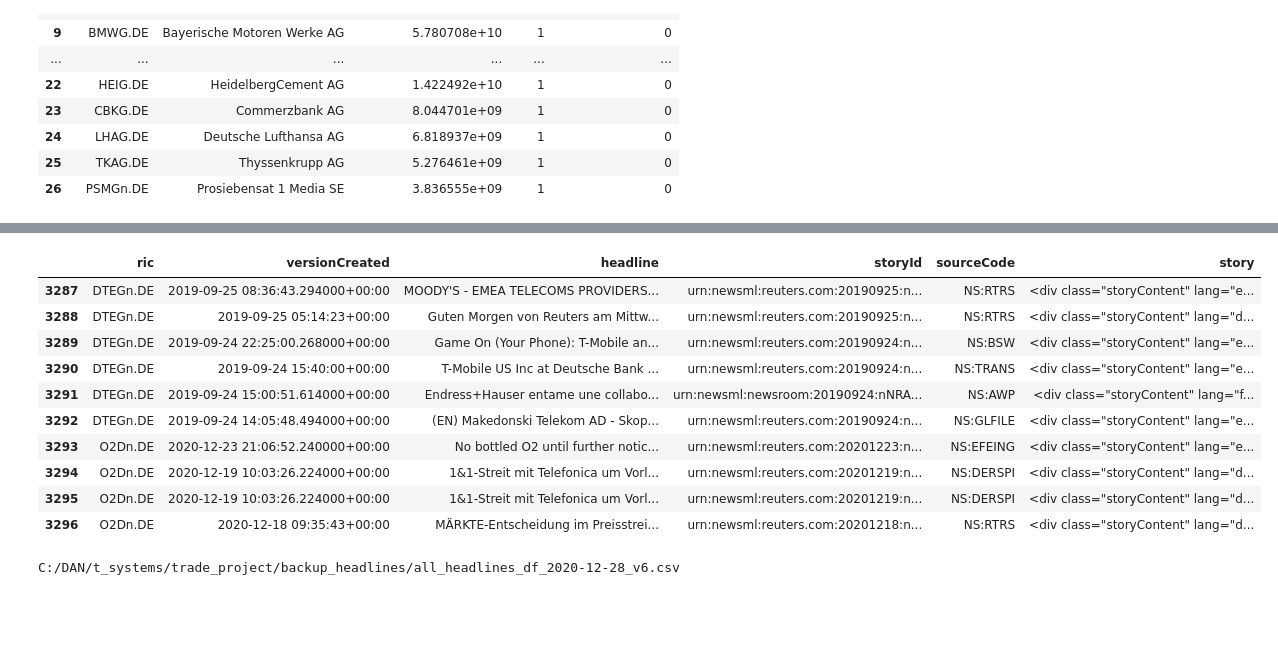
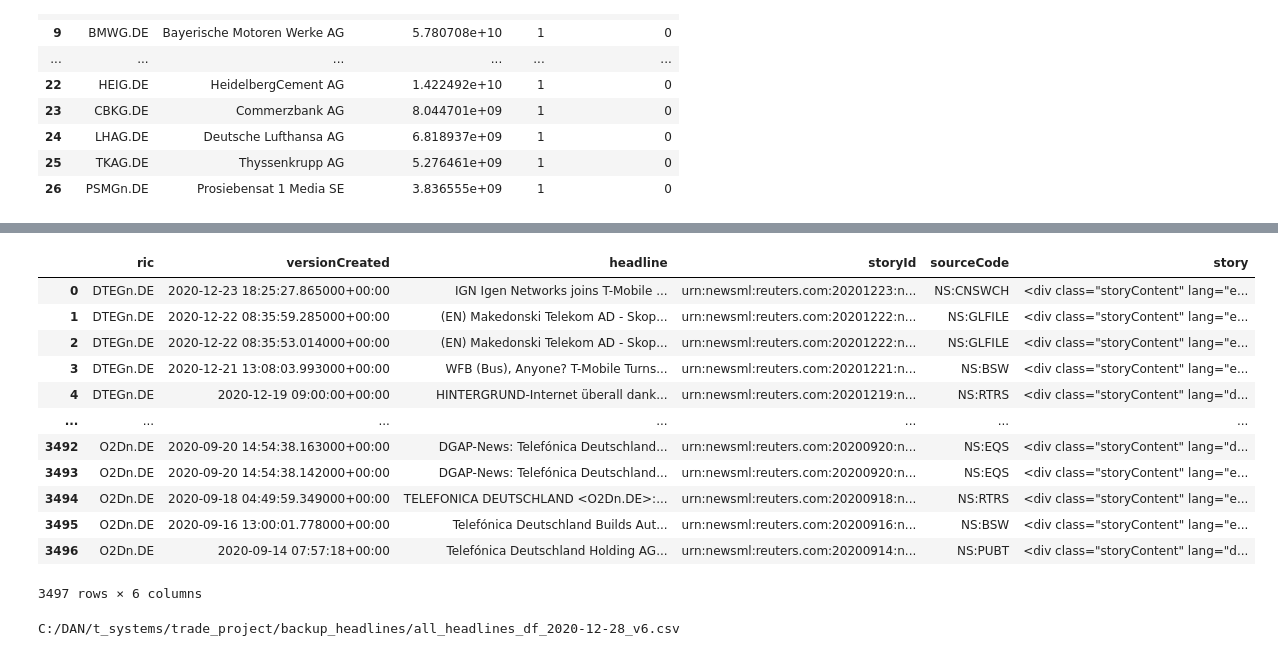
Before and after one commit to dany-kuznetsov/trade_get_news_true_way, a Jupyter notebook: trade_news_collector.ipynb, the cells around one changed output, grey strips where cells are left out. Cells and saved outputs as stored; diff of their text form; code cells hidden in the pictures; blank space fills up the shorter version.

```diff
--- a/trade_news_collector.ipynb
+++ b/trade_news_collector.ipynb
@@ -129,5 +129,6 @@ def get_name_of_latest_file_in_folder(folder_name):
 # Но если мы уже сохраняли файл, достанем самый свежий из папки
 most_latest_file = get_name_of_latest_file_in_folder('C:/DAN/t_systems/trade_project/backup_headlines/')
 all_headlines_df = pd.read_csv(most_latest_file, sep='~')
-print(all_headlines_df.shape)
+all_headlines_df['versionCreated'] = pd.to_datetime(all_headlines_df['versionCreated'])
+print(all_headlines_df.shape, most_latest_file)
 # %% [output]
@@ -293,17 +300,19 @@ KeyError: 'headlines'
 # %%
-all_headlines_df.tail(10)
+all_headlines_df
 # %% [output]
 |  | ric | versionCreated | headline | storyId | sourceCode | story |
-| 3287 | DTEGn.DE | 2019-09-25 08:36:43.294000+00:00 | MOODY'S - EMEA TELECOMS PROVIDERS... | urn:newsml:reuters.com:20190925:n... | NS:RTRS | <div class="storyContent" lang="e... |
-| 3288 | DTEGn.DE | 2019-09-25 05:14:23+00:00 | Guten Morgen von Reuters am Mittw... | urn:newsml:reuters.com:20190925:n... | NS:RTRS | <div class="storyContent" lang="d... |
-| 3289 | DTEGn.DE | 2019-09-24 22:25:00.268000+00:00 | Game On (Your Phone): T-Mobile an... | urn:newsml:reuters.com:20190924:n... | NS:BSW | <div class="storyContent" lang="e... |
-| 3290 | DTEGn.DE | 2019-09-24 15:40:00+00:00 | T-Mobile US Inc at Deutsche Bank ... | urn:newsml:reuters.com:20190924:n... | NS:TRANS | <div class="storyContent" lang="e... |
-| 3291 | DTEGn.DE | 2019-09-24 15:00:51.614000+00:00 | Endress+Hauser entame une collabo... | urn:newsml:newsroom:20190924:nNRA... | NS:AWP | <div class="storyContent" lang="f... |
-| 3292 | DTEGn.DE | 2019-09-24 14:05:48.494000+00:00 | (EN) Makedonski Telekom AD - Skop... | urn:newsml:reuters.com:20190924:n... | NS:GLFILE | <div class="storyContent" lang="e... |
-| 3293 | O2Dn.DE | 2020-12-23 21:06:52.240000+00:00 | No bottled O2 until further notic... | urn:newsml:reuters.com:20201223:n... | NS:EFEING | <div class="storyContent" lang="e... |
-| 3294 | O2Dn.DE | 2020-12-19 10:03:26.224000+00:00 | 1&1-Streit mit Telefonica um Vorl... | urn:newsml:reuters.com:20201219:n... | NS:DERSPI | <div class="storyContent" lang="d... |
-| 3295 | O2Dn.DE | 2020-12-19 10:03:26.224000+00:00 | 1&1-Streit mit Telefonica um Vorl... | urn:newsml:reuters.com:20201219:n... | NS:DERSPI | <div class="storyContent" lang="d... |
-| 3296 | O2Dn.DE | 2020-12-18 09:35:43+00:00 | MÄRKTE-Entscheidung im Preisstrei... | urn:newsml:reuters.com:20201218:n... | NS:RTRS | <div class="storyContent" lang="d... |
+| 0 | DTEGn.DE | 2020-12-23 18:25:27.865000+00:00 | IGN Igen Networks joins T-Mobile ... | urn:newsml:reuters.com:20201223:n... | NS:CNSWCH | <div class="storyContent" lang="e... |
+| 1 | DTEGn.DE | 2020-12-22 08:35:59.285000+00:00 | (EN) Makedonski Telekom AD - Skop... | urn:newsml:reuters.com:20201222:n... | NS:GLFILE | <div class="storyContent" lang="e... |
+| 2 | DTEGn.DE | 2020-12-22 08:35:53.014000+00:00 | (EN) Makedonski Telekom AD - Skop... | urn:newsml:reuters.com:20201222:n... | NS:GLFILE | <div class="storyContent" lang="e... |
+| 3 | DTEGn.DE | 2020-12-21 13:08:03.993000+00:00 | WFB (Bus), Anyone? T-Mobile Turns... | urn:newsml:reuters.com:20201221:n... | NS:BSW | <div class="storyContent" lang="e... |
+| 4 | DTEGn.DE | 2020-12-19 09:00:00+00:00 | HINTERGRUND-Internet überall dank... | urn:newsml:reuters.com:20201219:n... | NS:RTRS | <div class="storyContent" lang="d... |
+| ... | ... | ... | ... | ... | ... | ... |
+| 3492 | O2Dn.DE | 2020-09-20 14:54:38.163000+00:00 | DGAP-News: Telefónica Deutschland... | urn:newsml:reuters.com:20200920:n... | NS:EQS | <div class="storyContent" lang="d... |
+| 3493 | O2Dn.DE | 2020-09-20 14:54:38.142000+00:00 | DGAP-News: Telefónica Deutschland... | urn:newsml:reuters.com:20200920:n... | NS:EQS | <div class="storyContent" lang="e... |
+| 3494 | O2Dn.DE | 2020-09-18 04:49:59.349000+00:00 | TELEFONICA DEUTSCHLAND <O2Dn.DE>:... | urn:newsml:reuters.com:20200918:n... | NS:RTRS | <div class="storyContent" lang="e... |
+| 3495 | O2Dn.DE | 2020-09-16 13:00:01.778000+00:00 | Telefónica Deutschland Builds Aut... | urn:newsml:reuters.com:20200916:n... | NS:BSW | <div class="storyContent" lang="e... |
+| 3496 | O2Dn.DE | 2020-09-14 07:57:18+00:00 | Telefónica Deutschland Holding AG... | urn:newsml:reuters.com:20200914:n... | NS:PUBT | <div class="storyContent" lang="d... |
+3497 rows × 6 columns
 # %%
 # Сохранить версию all_headlines_df
 file_version = 1
```
Also changed, not shown: parts of 3 cells of this notebook.
